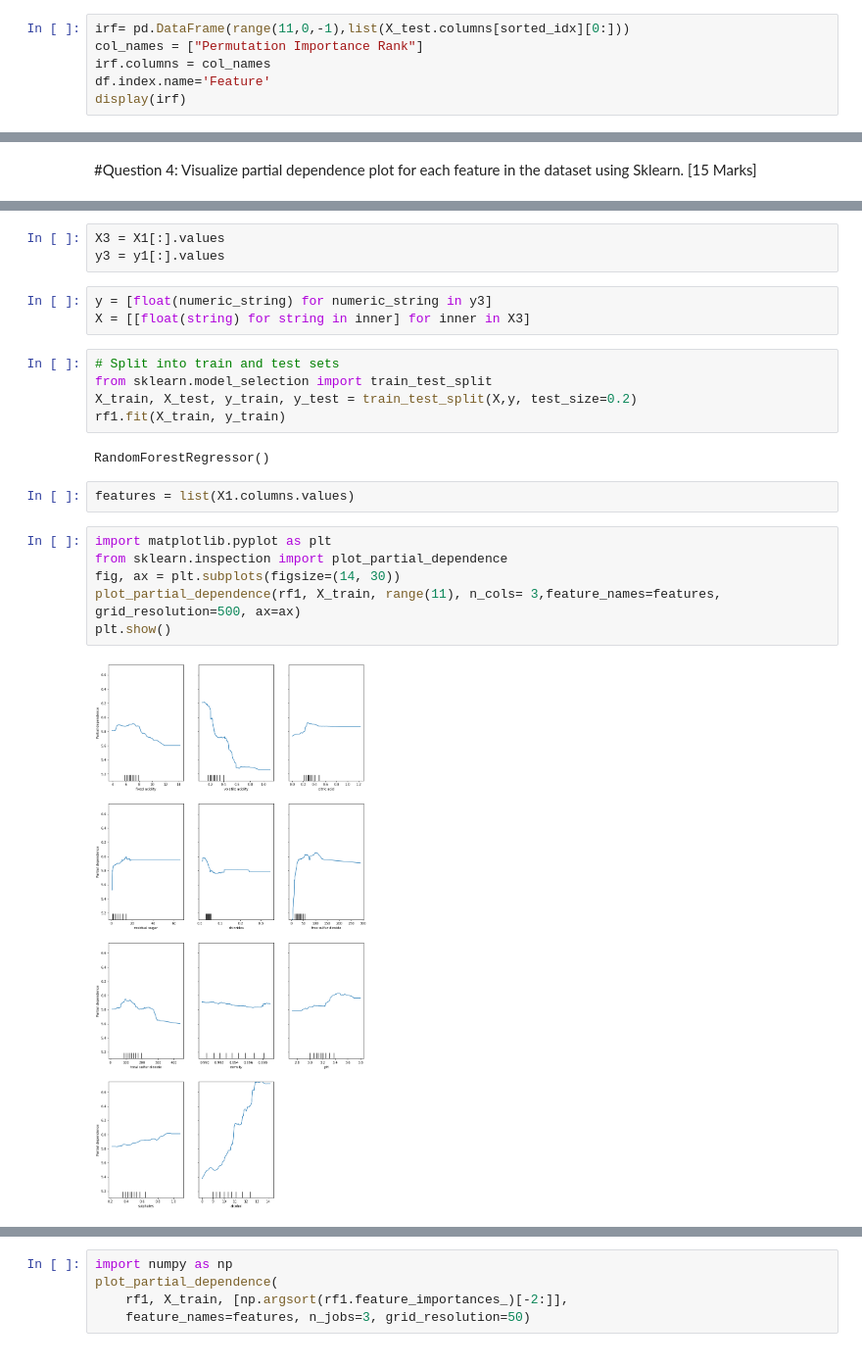
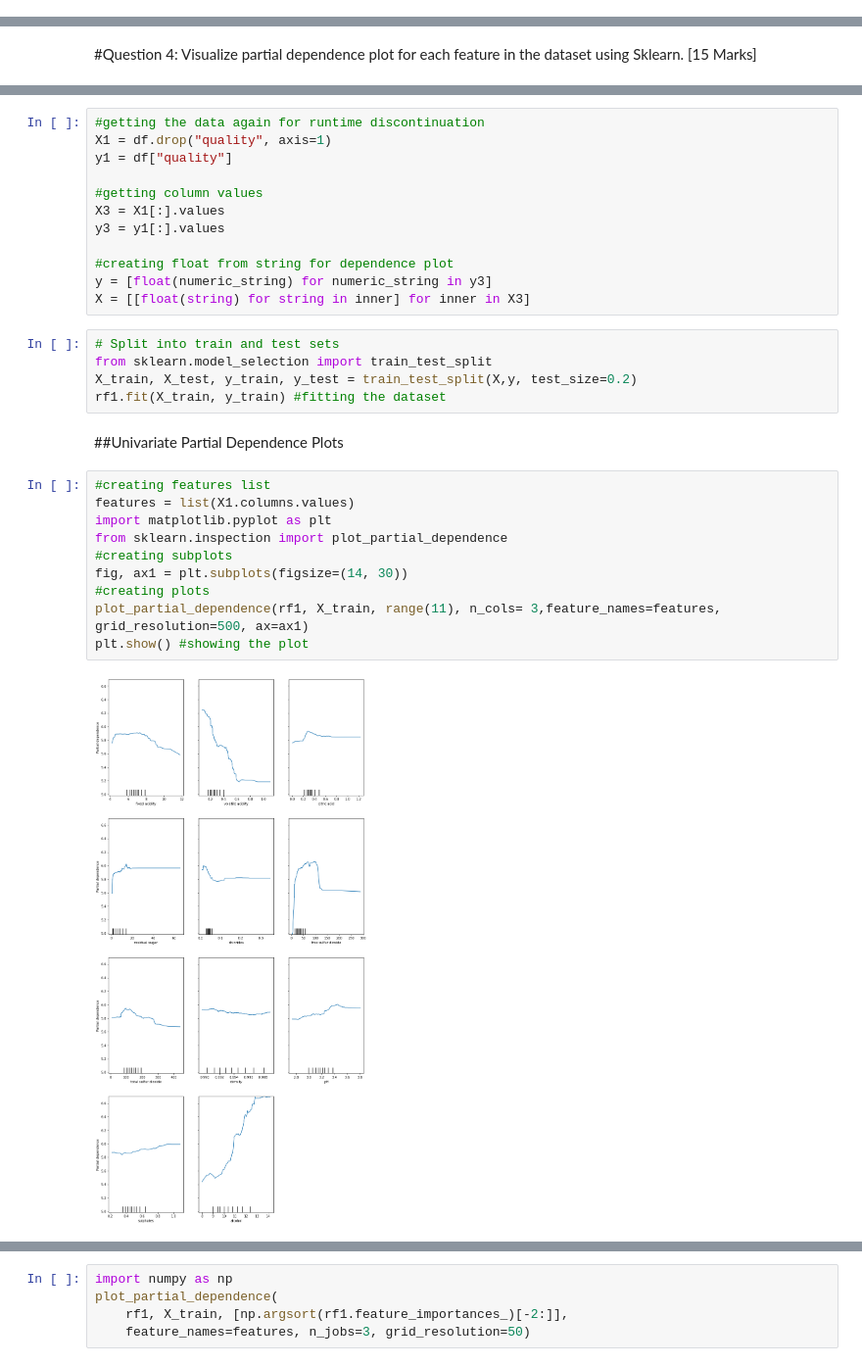
Before and after one commit to Sauravhuskie/680---assignment-2, a Jupyter notebook: CSCI_680_Assignment_5.ipynb, the cells around one changed output, grey strips where cells are left out. Shown at 98% size. Saved outputs shown, nothing was run; the diff lists cells and outputs as text.

```diff
--- a/CSCI_680_Assignment_5.ipynb
+++ b/CSCI_680_Assignment_5.ipynb
@@ -151,6 +169,0 @@ plt.show()
-# %%
-irf= pd.DataFrame(range(11,0,-1),list(X_test.columns[sorted_idx][0:]))
-col_names = ["Permutation Importance Rank"]
-irf.columns = col_names
-df.index.name='Feature'
-display(irf)
@@ -331,23 +302,31 @@ y1 = df["quality"]
-# %%
-X3 = X1[:].values
-y3 = y1[:].values
 # %%
+#getting the data again for runtime discontinuation
+X1 = df.drop("quality", axis=1)
+y1 = df["quality"]
+
+#getting column values
+X3 = X1[:].values
+y3 = y1[:].values
+
+#creating float from string for dependence plot
 y = [float(numeric_string) for numeric_string in y3]
 X = [[float(string) for string in inner] for inner in X3]
 # %%
 # Split into train and test sets
 from sklearn.model_selection import train_test_split
 X_train, X_test, y_train, y_test = train_test_split(X,y, test_size=0.2)
-rf1.fit(X_train, y_train)
+rf1.fit(X_train, y_train) #fitting the dataset
-# %% [output]
-RandomForestRegressor()
-# %%
-features = list(X1.columns.values)
+# %% [markdown]
+##Univariate Partial Dependence Plots
 # %%
+#creating features list
+features = list(X1.columns.values)
 import matplotlib.pyplot as plt
 from sklearn.inspection import plot_partial_dependence
-fig, ax = plt.subplots(figsize=(14, 30))
-plot_partial_dependence(rf1, X_train, range(11), n_cols= 3,feature_names=features, grid_resolution=500, ax=ax)
-plt.show()
+#creating subplots
+fig, ax1 = plt.subplots(figsize=(14, 30))
+#creating plots
+plot_partial_dependence(rf1, X_train, range(11), n_cols= 3,feature_names=features, grid_resolution=500, ax=ax1)
+plt.show() #showing the plot
 # %% [output]
-[figure, old version]
+[figure, new version]
```
Also changed, not shown: parts of 35 cells of this notebook.
